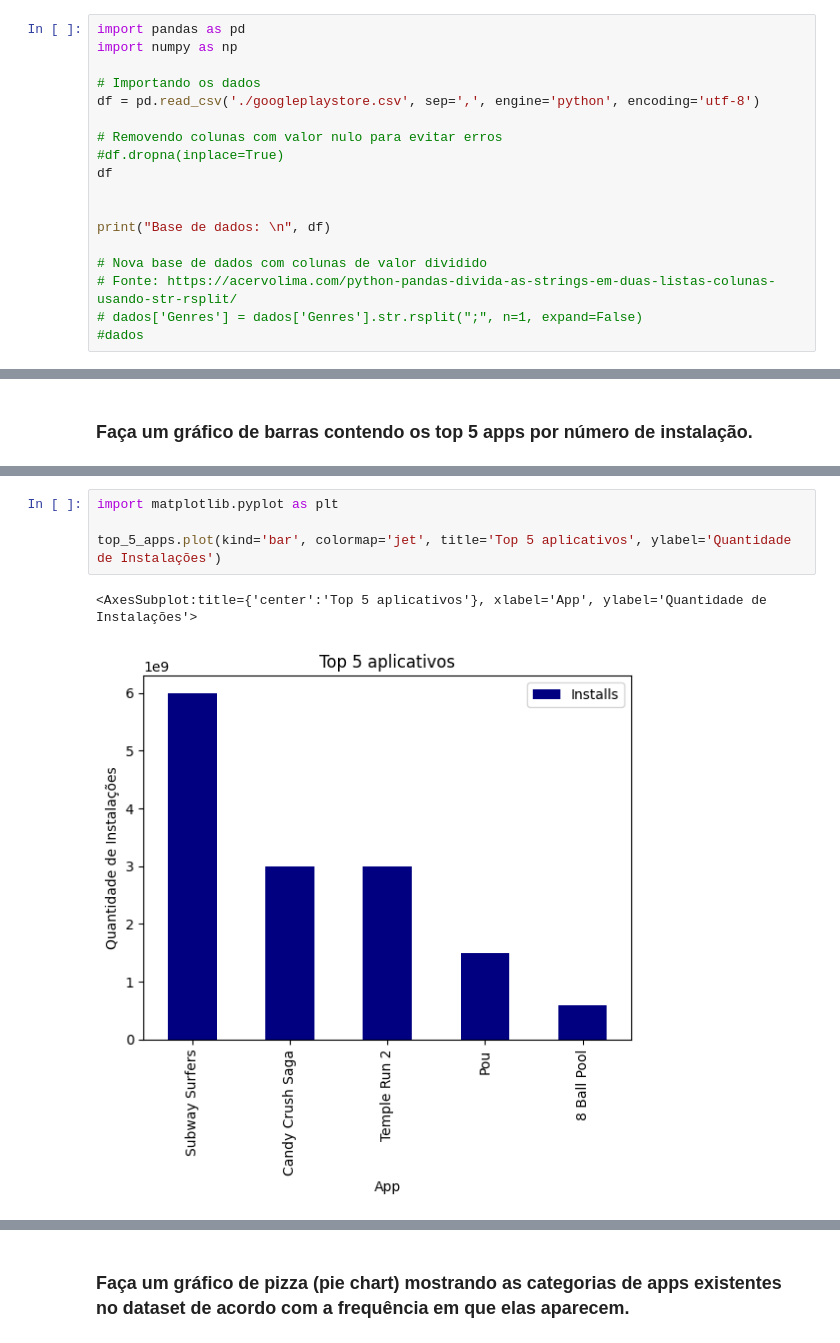
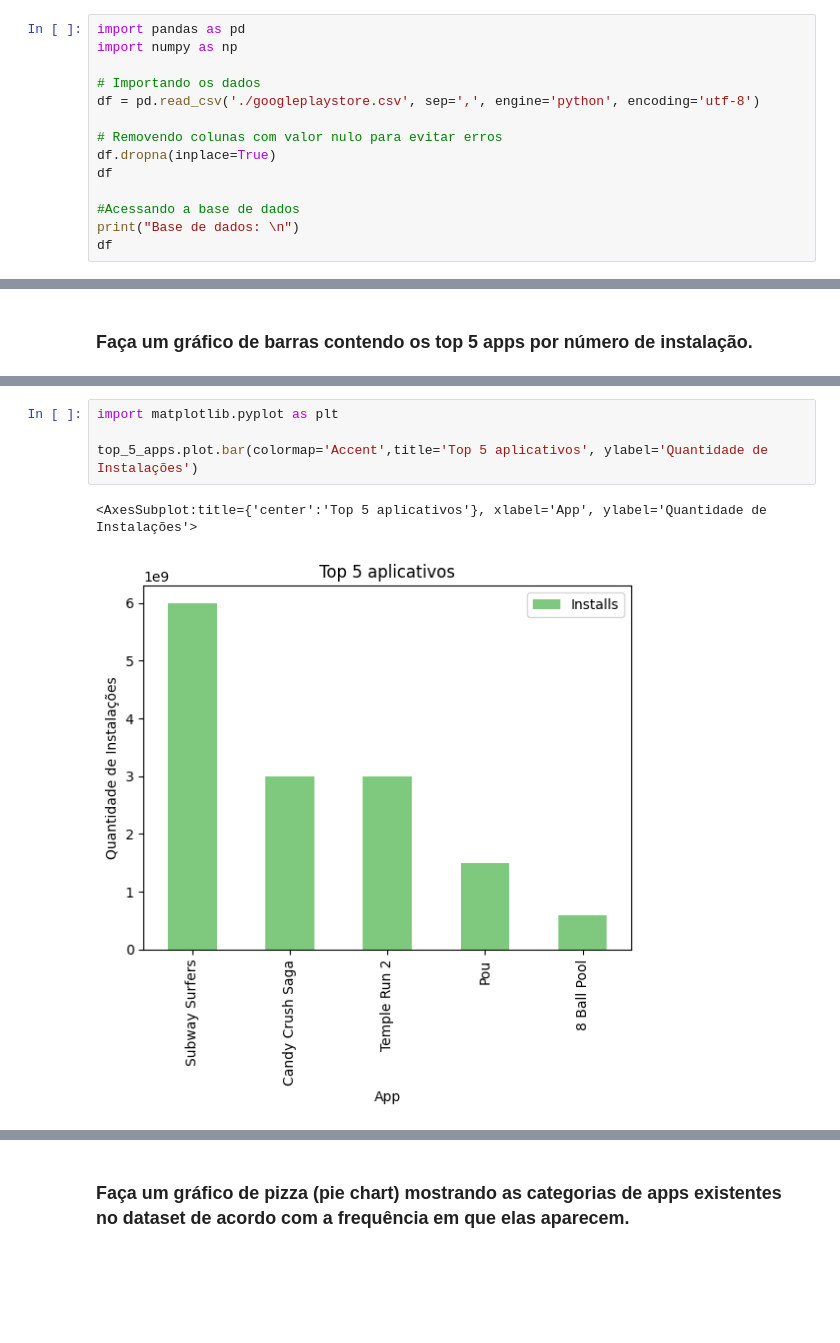
Before and after one commit to Luiz695/sprint02-Python-compass, a Jupyter notebook: lista-de-exercicios/lista-02/Lista_02.ipynb, the cells around one changed output, grey strips where cells are left out. Drawn from its saved outputs; the diff is of its cells as text; blank space fills up the shorter version.

Commit message:
Lista 02 - Atividade 1 e 2 de Pandas

```diff
--- a/lista-de-exercicios/lista-02/Lista_02.ipynb
+++ b/lista-de-exercicios/lista-02/Lista_02.ipynb
@@ -231,15 +251,11 @@ import numpy as np
 df = pd.read_csv('./googleplaystore.csv', sep=',', engine='python', encoding='utf-8')
 
 # Removendo colunas com valor nulo para evitar erros
-#df.dropna(inplace=True)
+df.dropna(inplace=True)
 df
 
-
-print("Base de dados: \n", df)
-
-# Nova base de dados com colunas de valor dividido
-# Fonte: https://acervolima.com/python-pandas-divida-as-strings-em-duas-listas-colunas-usando-str-rsplit/
-# dados['Genres'] = dados['Genres'].str.rsplit(";", n=1, expand=False)
-#dados
+#Acessando a base de dados
+print("Base de dados: \n")
+df
 # %% [output]
 Base de dados:
@@ -330,7 +326,7 @@ TypeError: only size-1 arrays can be converted to Python scalars
 # %%
 import matplotlib.pyplot as plt
 
-top_5_apps.plot(kind='bar', colormap='jet', title='Top 5 aplicativos', ylabel='Quantidade de Instalações')
+top_5_apps.plot.bar(colormap='Accent',title='Top 5 aplicativos', ylabel='Quantidade de Instalações')
 # %% [output]
 <AxesSubplot:title={'center':'Top 5 aplicativos'}, xlabel='App', ylabel='Quantidade de Instalações'>
-[figure, old version]
+[figure, new version]
```
Also changed, not shown: parts of 30 cells of this notebook.
